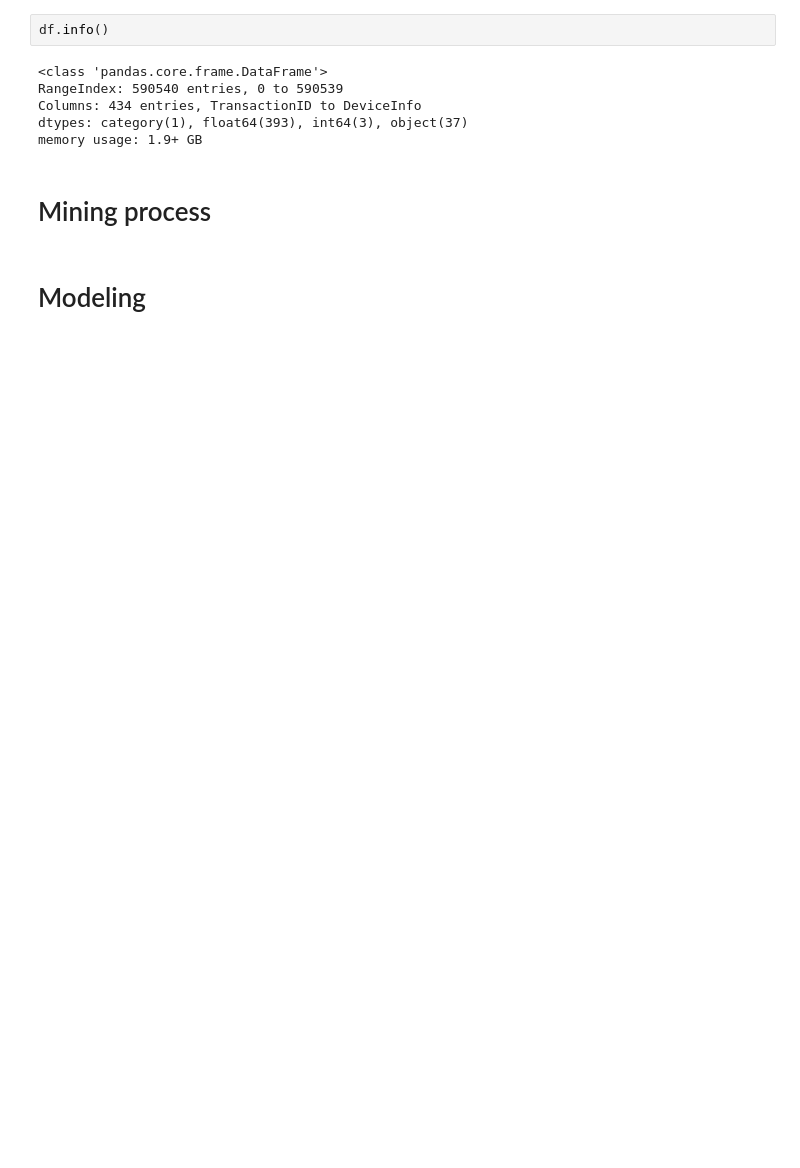
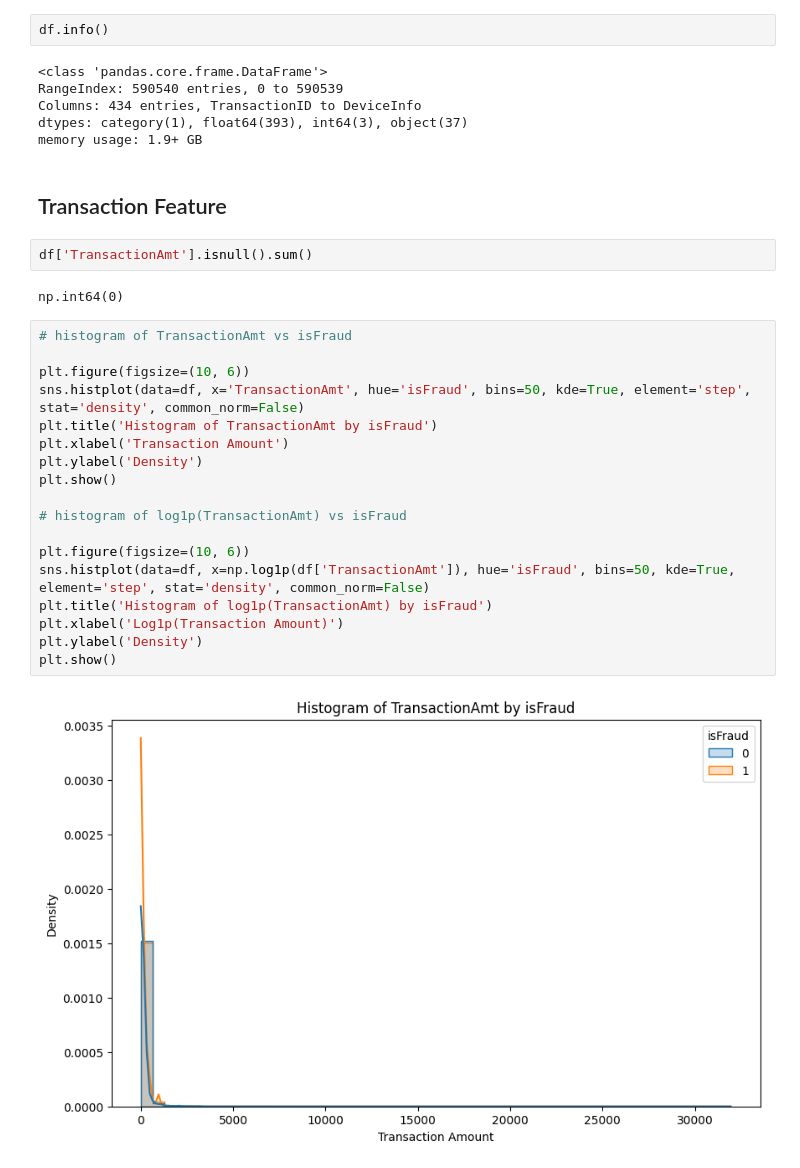
Before and after one commit to Lyquang/fraud, a Jupyter notebook: Preprocessing_EDA.ipynb, the cells around one changed output. Cells and saved outputs as stored; diff of their text form; blank space fills up the shorter version.

```diff
--- a/Preprocessing_EDA.ipynb
+++ b/Preprocessing_EDA.ipynb
@@ -1083,7 +1085,29 @@ RangeIndex: 590540 entries, 0 to 590539
 Columns: 434 entries, TransactionID to DeviceInfo
 dtypes: category(1), float64(393), int64(3), object(37)
 memory usage: 1.9+ GB
-# %% [markdown]
-# Mining process
-# %% [markdown]
-# Modeling
+# %% [markdown]
+## Transaction Feature
+# %%
+df['TransactionAmt'].isnull().sum()
+# %% [output]
+np.int64(0)
+# %%
+# histogram of TransactionAmt vs isFraud
+
+plt.figure(figsize=(10, 6))
+sns.histplot(data=df, x='TransactionAmt', hue='isFraud', bins=50, kde=True, element='step', stat='density', common_norm=False)
+plt.title('Histogram of TransactionAmt by isFraud')
+plt.xlabel('Transaction Amount')
+plt.ylabel('Density')
+plt.show()
+
+# histogram of log1p(TransactionAmt) vs isFraud
+
+plt.figure(figsize=(10, 6))
+sns.histplot(data=df, x=np.log1p(df['TransactionAmt']), hue='isFraud', bins=50, kde=True, element='step', stat='density', common_norm=False)
+plt.title('Histogram of log1p(TransactionAmt) by isFraud')
+plt.xlabel('Log1p(Transaction Amount)')
+plt.ylabel('Density')
+plt.show()
+# %% [output]
+[figure, added]
```
Also changed, not shown: parts of 3 cells of this notebook, 9 other files.
